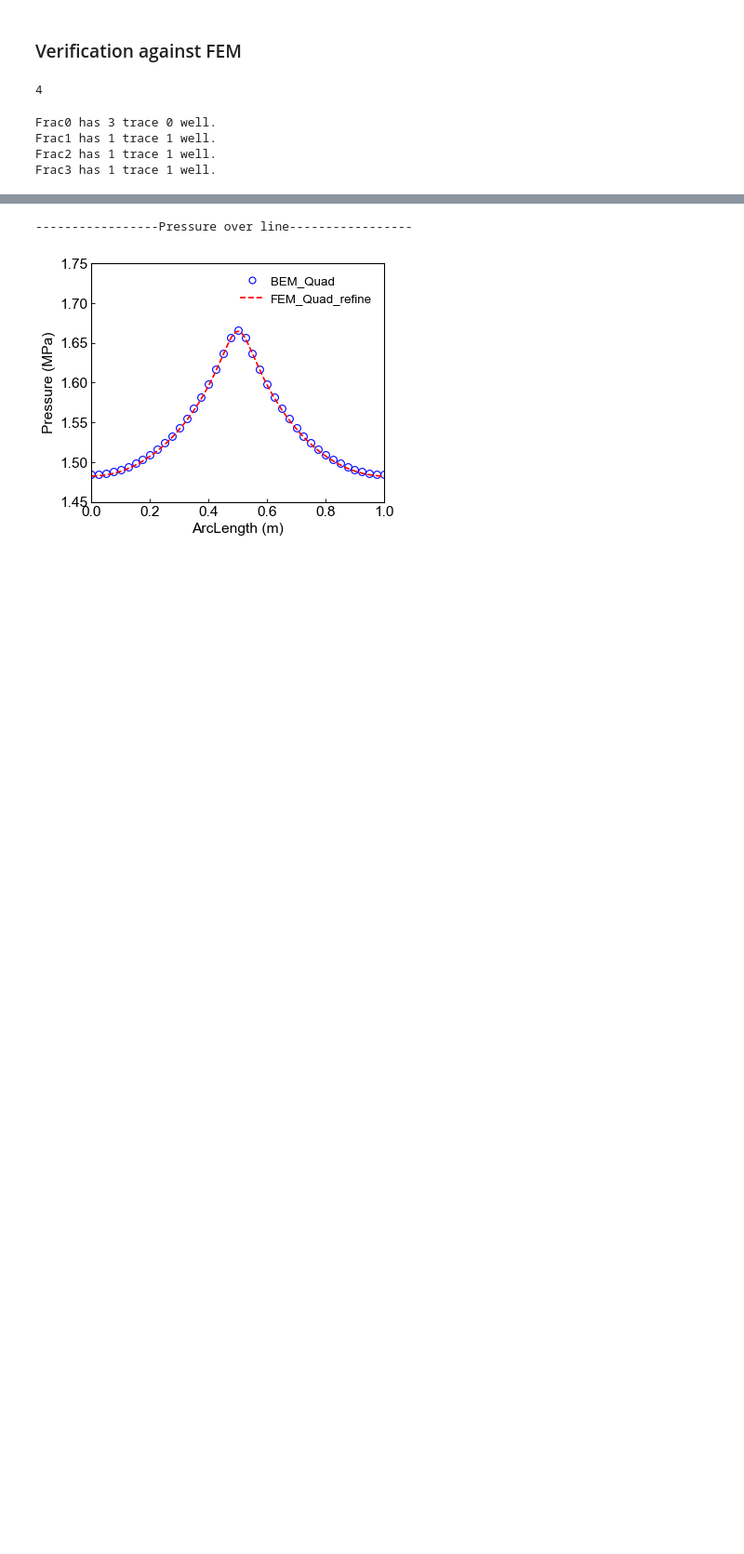
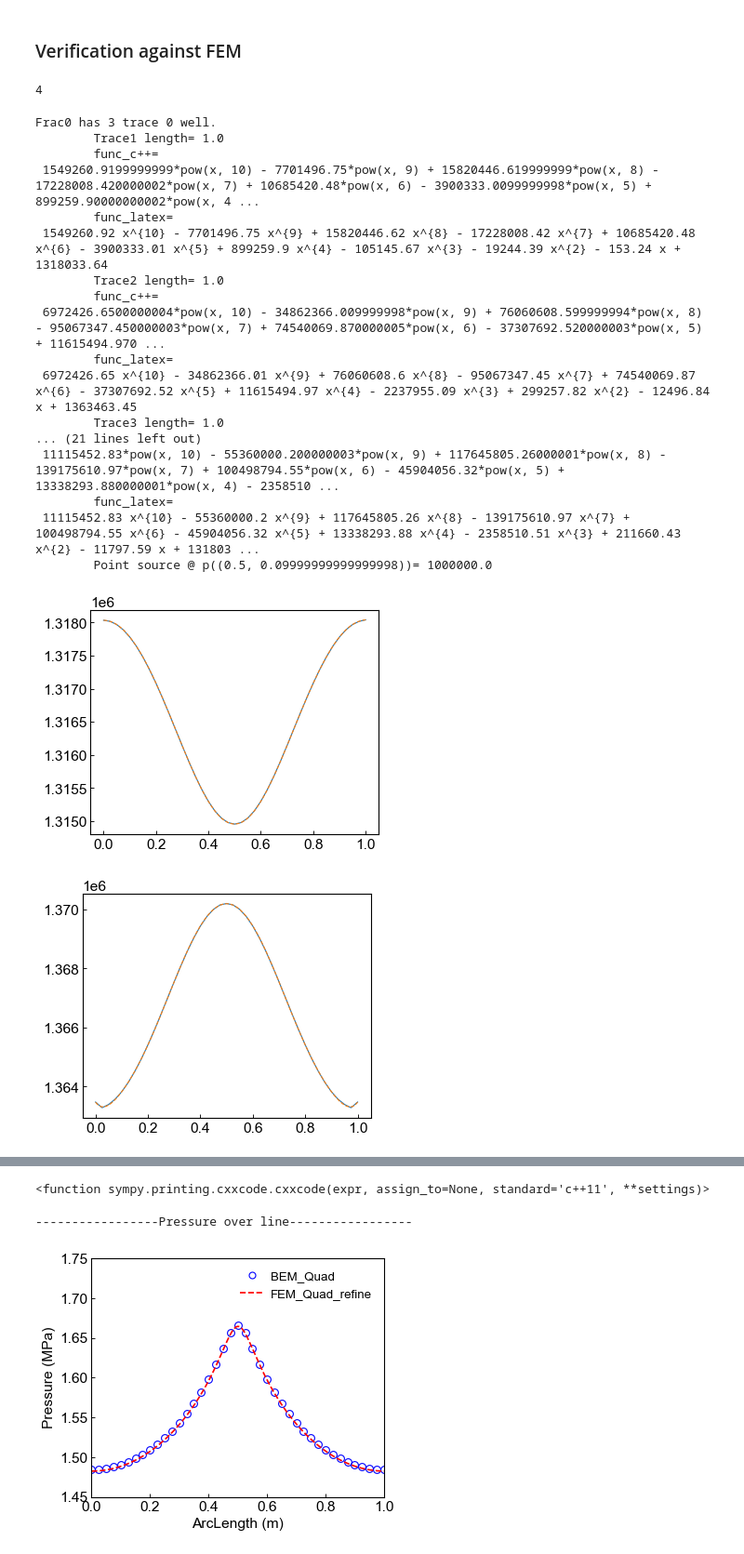
Before and after one commit to BinWang0213/PyDFN3D, a Jupyter notebook: Examples/SimpleDFNs.ipynb, the cells around one changed output, grey strips where cells are left out. Shown at 93% size. Cells and saved outputs as stored; diff of their text form; code cells hidden in the pictures; blank space fills up the shorter version.

```diff
--- a/Examples/SimpleDFNs.ipynb
+++ b/Examples/SimpleDFNs.ipynb
@@ -171,35 +171,75 @@ v_ref = np.genfromtxt('.\\Verification\\dfnworks_4recs_v.csv', comments='%',deli
 4
 # %%
 import pickle
+import numpy as np
+from sympy import S, symbols, printing
+
+
+import matplotlib.pyplot as plt
+def pres2func(x,p):
+    #convert pressure profile into polynomial function
+    z = np.polyfit(x, p, 10)
+    func = np.poly1d(z)
+
+
+    fig=plt.figure(figsize=(5,4),dpi=80)
+    xp = np.linspace(x.min(), x.max(), 100)
+    _ = plt.plot(x,p, '-', xp, func(xp), '--')
+
+    x = symbols("x")
+    poly = sum(S("{:6.2f}".format(v))*x**i for i, v in enumerate(z[::-1]))
+
+    return poly
 
 NumSamples = 40
 
 for fracID in range(Case1.FracNets.NumFracs):
     Boundary_vert_2D, Trace_vert_2D, Well_node_2D = Case1.FracNets.Get2DFracGeo(fracID)
     flowProb = Case1.FlowSolver.SubProblems[fracID]
 
     print(f"Frac{fracID} has {len(Trace_vert_2D)} trace {len(Well_node_2D)} well.")
     p_trace = []
-    for t in Trace_vert_2D:
+    for ti,t in enumerate(Trace_vert_2D):
         p0,p1 = t
         puv = flowProb.PostProcess.plot_Solution_overline(p0,p1,NumSamples=NumSamples,plot=False)
         pts_sample = np.array(dfnpy.Utils.EndPointOnLine(p0,p1,NumSamples))
         pressure_sample = puv[:,1]
+        pfunc = pres2func(puv[:,0],puv[:,1])
+
+        print(f"\tTrace{ti+1} length=",np.linalg.norm(p0-p1))
+        print('\tfunc_c++=\n',printing.ccode(pfunc))
+        print('\tfunc_latex=\n',printing.latex(pfunc))
 
         xy_p=np.vstack([pts_sample.T,pressure_sample]).T
         p_trace+=[xy_p]
 
     p_well=[]
     for si,s in enumerate(Well_node_2D):
         #print(s,flowProb.BEs_source[si].P[0])
         p_well+=[ (s[0],s[1],flowProb.BEs_source[si].P[0]) ]
+        print(f"\tPoint source @ p({s[0],s[1]})= {flowProb.BEs_source[si].P[0]}")
         #puv = flowProb.PostProcess
 
     fname = f"frac{fracID}.pkl"
     with open(fname, 'wb') as handle:
         pickle.dump([p_trace, p_well], handle, protocol=pickle.HIGHEST_PROTOCOL)
 # %% [output]
 Frac0 has 3 trace 0 well.
-Frac1 has 1 trace 1 well.
-Frac2 has 1 trace 1 well.
-Frac3 has 1 trace 1 well.
+        Trace1 length= 1.0
+        func_c++=
+ 1549260.9199999999*pow(x, 10) - 7701496.75*pow(x, 9) + 15820446.619999999*pow(x, 8) - 17228008.420000002*pow(x, 7) + 10685420.48*pow(x, 6) - 3900333.0099999998*pow(x, 5) + 899259.90000000002*pow(x, 4 ...
+        func_latex=
+ 1549260.92 x^{10} - 7701496.75 x^{9} + 15820446.62 x^{8} - 17228008.42 x^{7} + 10685420.48 x^{6} - 3900333.01 x^{5} + 899259.9 x^{4} - 105145.67 x^{3} - 19244.39 x^{2} - 153.24 x + 1318033.64
+        Trace2 length= 1.0
+        func_c++=
+ 6972426.6500000004*pow(x, 10) - 34862366.009999998*pow(x, 9) + 76060608.599999994*pow(x, 8) - 95067347.450000003*pow(x, 7) + 74540069.870000005*pow(x, 6) - 37307692.520000003*pow(x, 5) + 11615494.970 ...
+        func_latex=
+ 6972426.65 x^{10} - 34862366.01 x^{9} + 76060608.6 x^{8} - 95067347.45 x^{7} + 74540069.87 x^{6} - 37307692.52 x^{5} + 11615494.97 x^{4} - 2237955.09 x^{3} + 299257.82 x^{2} - 12496.84 x + 1363463.45
+        Trace3 length= 1.0
+... (21 lines left out)
+ 11115452.83*pow(x, 10) - 55360000.200000003*pow(x, 9) + 117645805.26000001*pow(x, 8) - 139175610.97*pow(x, 7) + 100498794.55*pow(x, 6) - 45904056.32*pow(x, 5) + 13338293.880000001*pow(x, 4) - 2358510 ...
+        func_latex=
+ 11115452.83 x^{10} - 55360000.2 x^{9} + 117645805.26 x^{8} - 139175610.97 x^{7} + 100498794.55 x^{6} - 45904056.32 x^{5} + 13338293.88 x^{4} - 2358510.51 x^{3} + 211660.43 x^{2} - 11797.59 x + 131803 ...
+        Point source @ p((0.5, 0.09999999999999998))= 1000000.0
+[figure, added]
+[figure, added]
@@ -206,3 +250,7 @@ Frac3 has 1 trace 1 well.
+# %%
+printing.cxxcode
+# %% [output]
+<function sympy.printing.cxxcode.cxxcode(expr, assign_to=None, standard='c++11', **settings)>
 # %%
 import pickle
 
```
Also changed, not shown: parts of 1 cell of this notebook.
